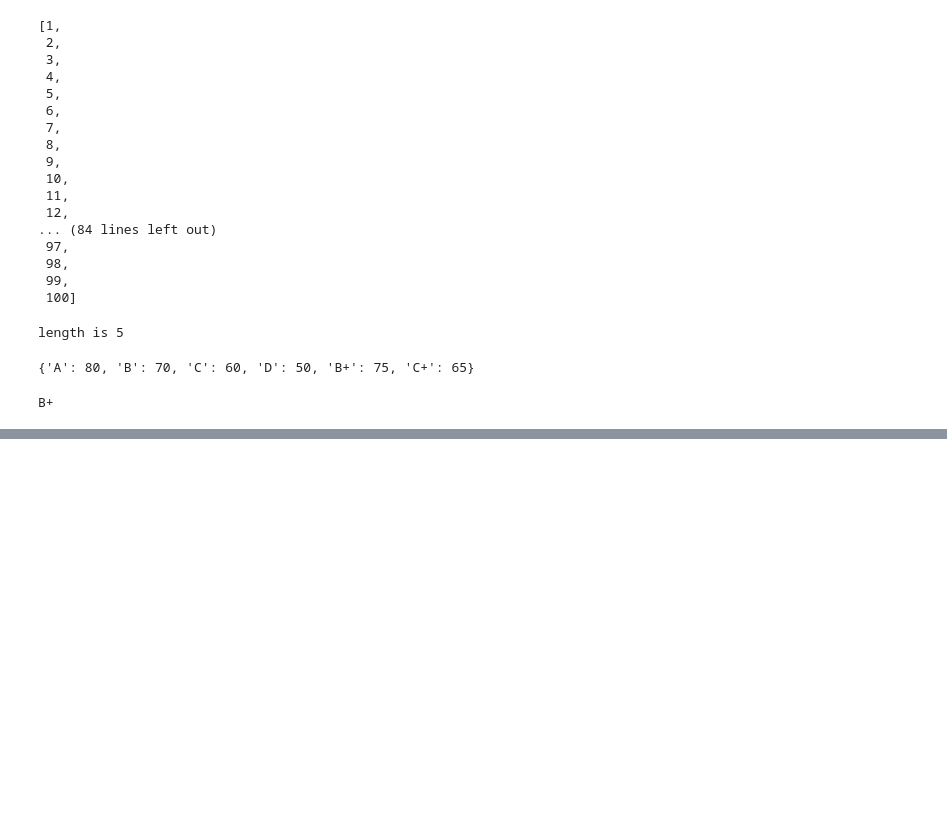
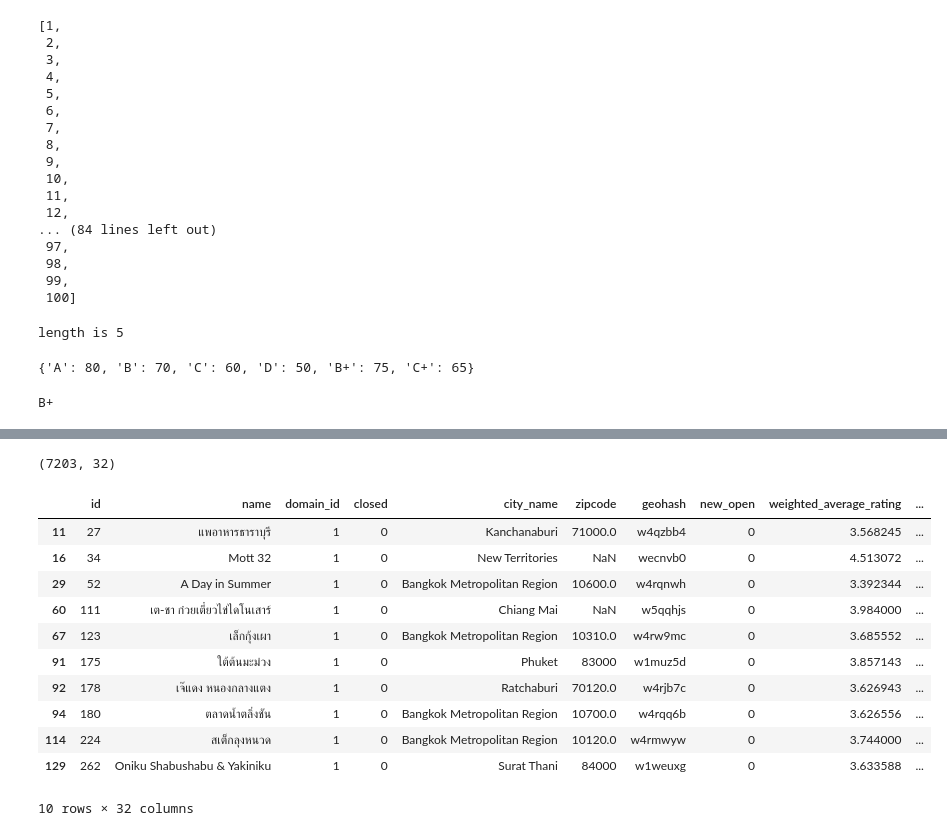
Before and after one commit to Pat271247/241-2567-820, a Jupyter notebook: Napassakorn_820_6621655266.ipynb, the cells around one changed output, grey strips where cells are left out. Saved outputs shown, nothing was run; the diff lists cells and outputs as text; code cells hidden in the pictures; blank space fills up the shorter version.

```diff
--- a/Napassakorn_820_6621655266.ipynb
+++ b/Napassakorn_820_6621655266.ipynb
@@ -287,0 +510,19 @@ B+
+# %%
+condition=w_restaurant['number_of_reviews']>10
+w_restaurant_selection=w_restaurant.loc[condition,:]
+print(w_restaurant_selection.shape)
+w_restaurant_selection.head(10)
+# %% [output]
+(7203, 32)
+|  | id | name | domain_id | closed | city_name | zipcode | geohash | new_open | weighted_average_rating | ... |
+| 11 | 27 | แพอาหารธาราบุรี | 1 | 0 | Kanchanaburi | 71000.0 | w4qzbb4 | 0 | 3.568245 | ... |
+| 16 | 34 | Mott 32 | 1 | 0 | New Territories | NaN | wecnvb0 | 0 | 4.513072 | ... |
+| 29 | 52 | A Day in Summer | 1 | 0 | Bangkok Metropolitan Region | 10600.0 | w4rqnwh | 0 | 3.392344 | ... |
+| 60 | 111 | เต-ชา ก๋วยเตี๋ยวไข่ไดโนเสาร์ | 1 | 0 | Chiang Mai | NaN | w5qqhjs | 0 | 3.984000 | ... |
+| 67 | 123 | เล็กกุ้งเผา | 1 | 0 | Bangkok Metropolitan Region | 10310.0 | w4rw9mc | 0 | 3.685552 | ... |
+| 91 | 175 | ใต้ต้นมะม่วง | 1 | 0 | Phuket | 83000 | w1muz5d | 0 | 3.857143 | ... |
+| 92 | 178 | เจ๊แดง หนองกลางแตง | 1 | 0 | Ratchaburi | 70120.0 | w4rjb7c | 0 | 3.626943 | ... |
+| 94 | 180 | ตลาดน้ำตลิ่งชัน | 1 | 0 | Bangkok Metropolitan Region | 10700.0 | w4rqq6b | 0 | 3.626556 | ... |
+| 114 | 224 | สเต็กลุงหนวด | 1 | 0 | Bangkok Metropolitan Region | 10120.0 | w4rmwyw | 0 | 3.744000 | ... |
+| 129 | 262 | Oniku Shabushabu & Yakiniku | 1 | 0 | Surat Thani | 84000 | w1weuxg | 0 | 3.633588 | ... |
+10 rows × 32 columns
```
Also changed, not shown: parts of 58 cells of this notebook.
